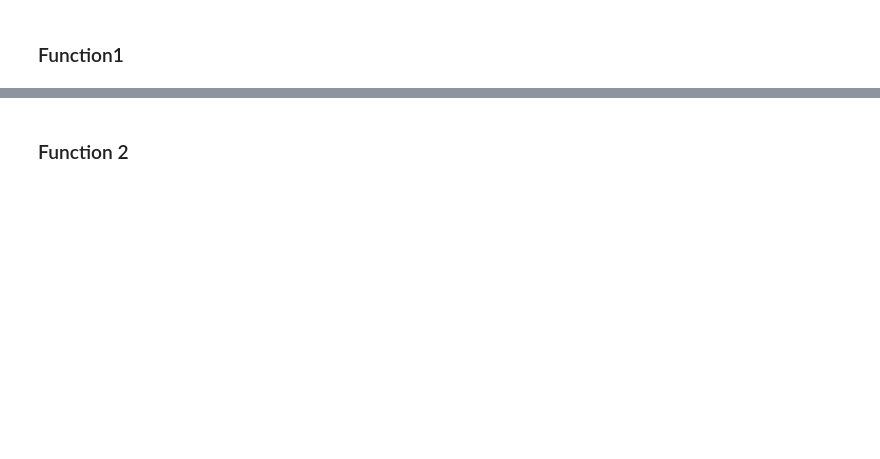
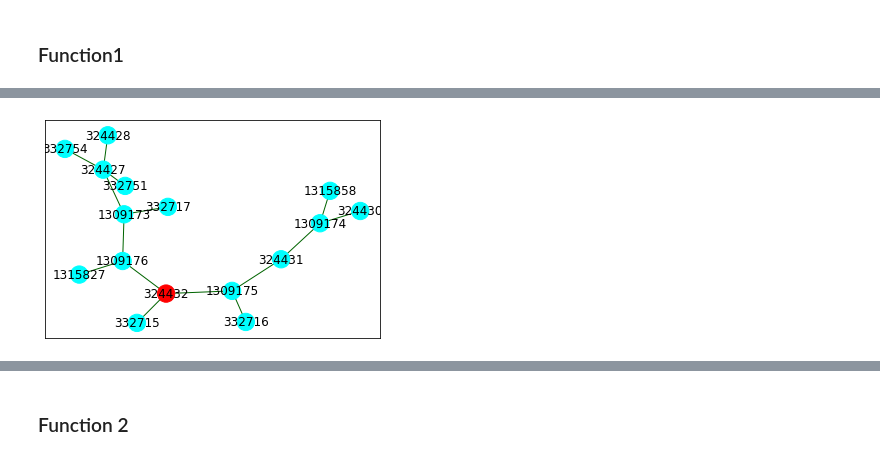
Before and after one commit to LucaUrban/ADM-HM5, a Jupyter notebook: Untitled5.ipynb, the cells around one changed output, grey strips where cells are left out. Saved outputs shown, nothing was run; the diff lists cells and outputs as text; code cells hidden in the pictures; blank space fills up the shorter version.

```diff
--- a/Untitled5.ipynb
+++ b/Untitled5.ipynb
@@ -111,0 +166,4 @@ function1(G, 1, "meters", 7500)
+# %%
+function1(324432, "network", 5)
+# %% [output]
+[figure, added]
```
Also changed, not shown: parts of 24 cells of this notebook.
